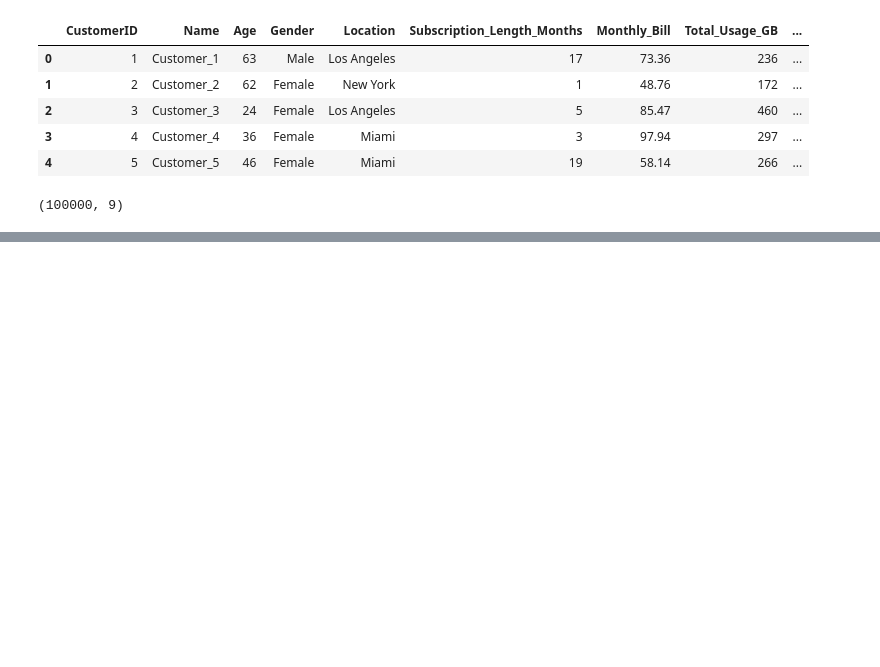
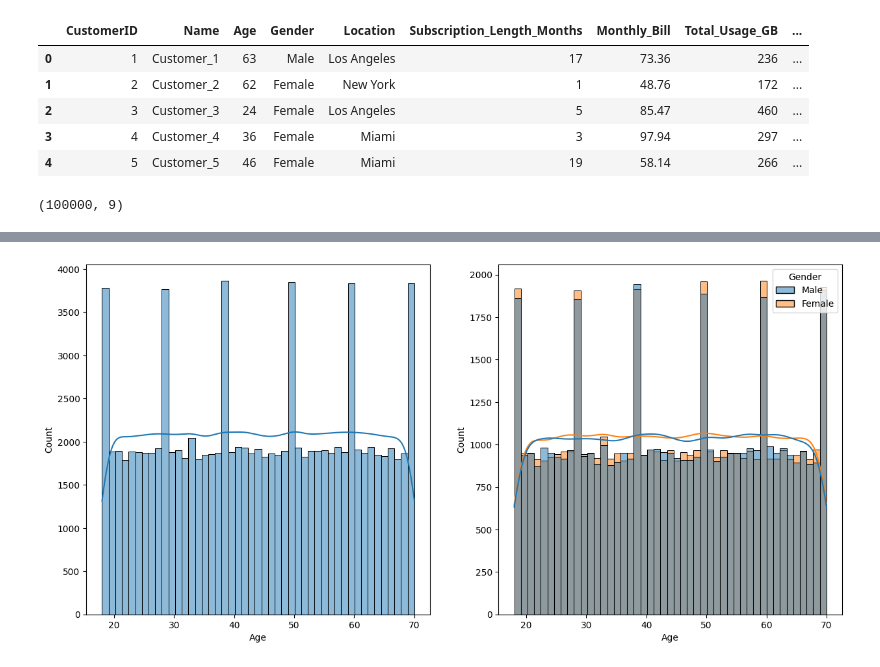
Before and after one commit to ry-aki/Customer-churn-prediction, a Jupyter notebook: notebook/eda.ipynb, the cells around one changed output, grey strips where cells are left out. Drawn from its saved outputs; the diff is of its cells as text; code cells hidden in the pictures; blank space fills up the shorter version.

```diff
--- a/notebook/eda.ipynb
+++ b/notebook/eda.ipynb
@@ -26,0 +156,9 @@ df.shape
+# %%
+fig, axs = plt.subplots(1, 2, figsize = (15,7))
+plt.subplot(1, 2, 1)
+sns.histplot(data = df, x = 'Age', kde = True)
+plt.subplot(1, 2, 2)
+sns.histplot(data = df, x = 'Age', kde = True, hue = 'Gender')
+plt.show()
+# %% [output]
+[figure, added]
```
Also changed, not shown: parts of 19 cells of this notebook.
